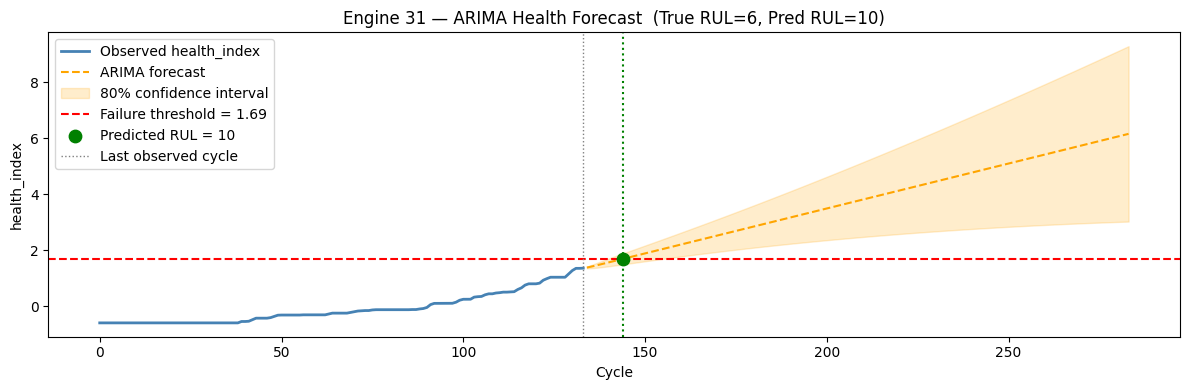
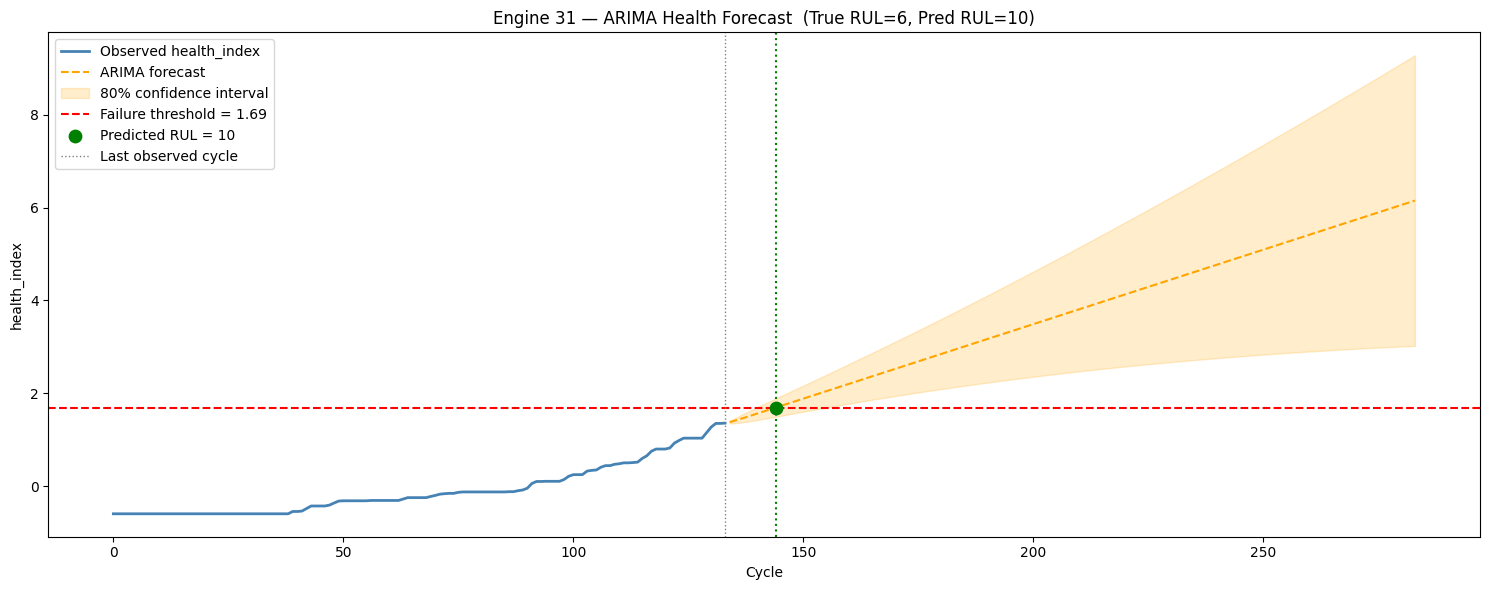
Unified diff of the notebook cell whose output changed from the first chart to the second:
--- before
+++ after
@@ -54,5 +54,5 @@
 
     # ── Plot ──────────────────────────────────────────────────────────
-    fig, ax = plt.subplots(figsize=(12, 4))
+    fig, ax = plt.subplots(figsize=(15, 6))
 
     ax.plot(obs_x,     series,     color="steelblue", lw=2,

Commit: Refactor quantile model notebook execution counts, adjust QQ plot layout, and enhance sensor cleaning and scaling processes